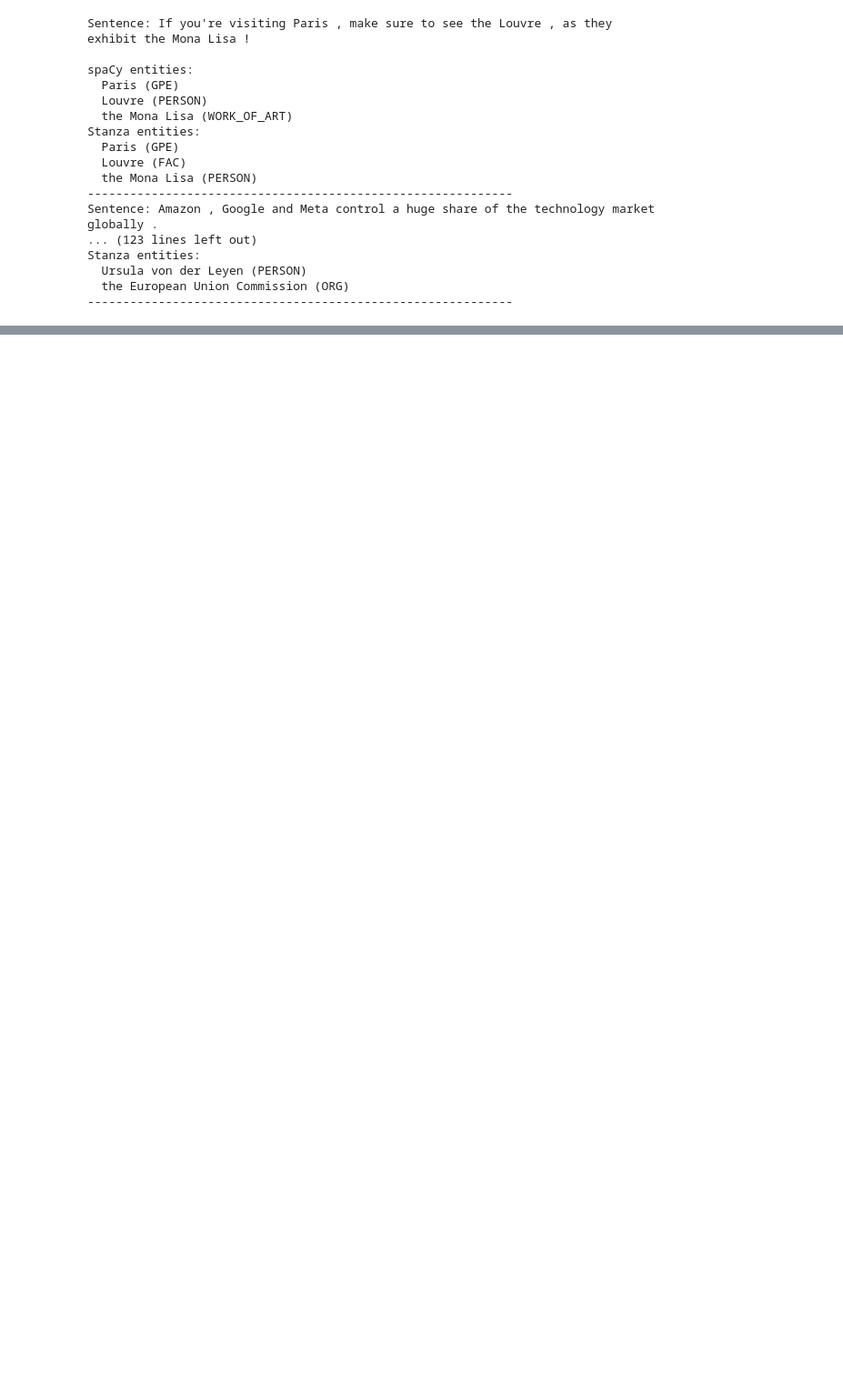
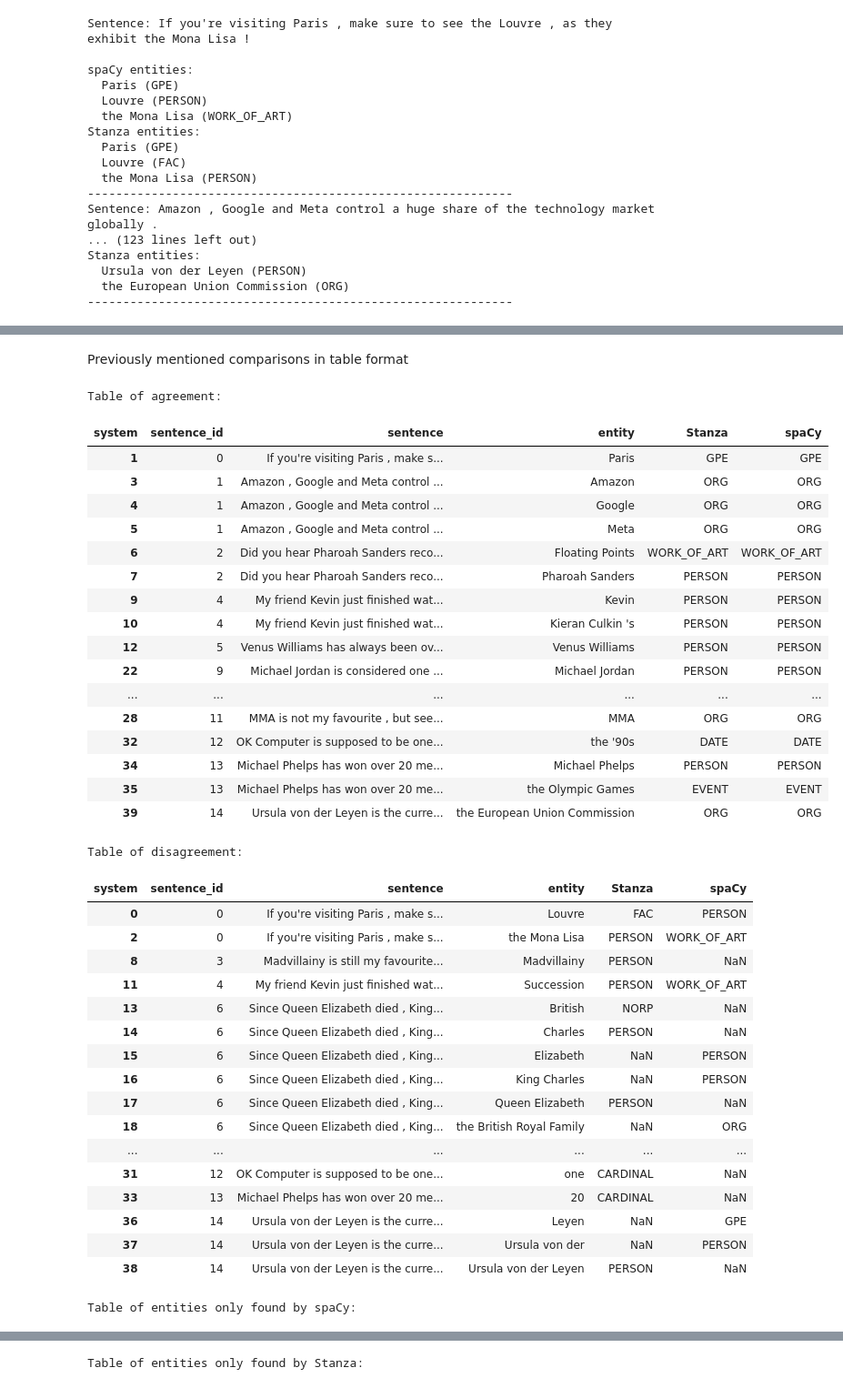
Before and after one commit to Vseonym/Text-Mining-For-AI, a Jupyter notebook: NER/ner.ipynb, the cells around one changed output, grey strips where cells are left out. Shown at 91% size. Cells and saved outputs as stored; diff of their text form; code cells hidden in the pictures; blank space fills up the shorter version.

```diff
--- a/NER/ner.ipynb
+++ b/NER/ner.ipynb
@@ -107,0 +188,52 @@ Stanza entities:
+# %% [markdown]
+Previously mentioned comparisons in table format
+# %%
+print("Table of agreement:")
+display(agreement)
+
+print("Table of disagreement:")
+display(disagreement)
+
+print("Table of entities only found by spaCy:")
+display(only_spacy)
+
+print("Table of entities only found by Stanza:")
+display(only_stanza)
+# %% [output]
+Table of agreement:
+| system | sentence_id | sentence | entity | Stanza | spaCy |
+| 1 | 0 | If you're visiting Paris , make s... | Paris | GPE | GPE |
+| 3 | 1 | Amazon , Google and Meta control ... | Amazon | ORG | ORG |
+| 4 | 1 | Amazon , Google and Meta control ... | Google | ORG | ORG |
+| 5 | 1 | Amazon , Google and Meta control ... | Meta | ORG | ORG |
+| 6 | 2 | Did you hear Pharoah Sanders reco... | Floating Points | WORK_OF_ART | WORK_OF_ART |
+| 7 | 2 | Did you hear Pharoah Sanders reco... | Pharoah Sanders | PERSON | PERSON |
+| 9 | 4 | My friend Kevin just finished wat... | Kevin | PERSON | PERSON |
+| 10 | 4 | My friend Kevin just finished wat... | Kieran Culkin 's | PERSON | PERSON |
+| 12 | 5 | Venus Williams has always been ov... | Venus Williams | PERSON | PERSON |
+| 22 | 9 | Michael Jordan is considered one ... | Michael Jordan | PERSON | PERSON |
+| ... | ... | ... | ... | ... | ... |
+| 28 | 11 | MMA is not my favourite , but see... | MMA | ORG | ORG |
+| 32 | 12 | OK Computer is supposed to be one... | the '90s | DATE | DATE |
+| 34 | 13 | Michael Phelps has won over 20 me... | Michael Phelps | PERSON | PERSON |
+| 35 | 13 | Michael Phelps has won over 20 me... | the Olympic Games | EVENT | EVENT |
+| 39 | 14 | Ursula von der Leyen is the curre... | the European Union Commission | ORG | ORG |
+Table of disagreement:
+| system | sentence_id | sentence | entity | Stanza | spaCy |
+| 0 | 0 | If you're visiting Paris , make s... | Louvre | FAC | PERSON |
+| 2 | 0 | If you're visiting Paris , make s... | the Mona Lisa | PERSON | WORK_OF_ART |
+| 8 | 3 | Madvillainy is still my favourite... | Madvillainy | PERSON | NaN |
+| 11 | 4 | My friend Kevin just finished wat... | Succession | PERSON | WORK_OF_ART |
+| 13 | 6 | Since Queen Elizabeth died , King... | British | NORP | NaN |
+| 14 | 6 | Since Queen Elizabeth died , King... | Charles | PERSON | NaN |
+| 15 | 6 | Since Queen Elizabeth died , King... | Elizabeth | NaN | PERSON |
+| 16 | 6 | Since Queen Elizabeth died , King... | King Charles | NaN | PERSON |
+| 17 | 6 | Since Queen Elizabeth died , King... | Queen Elizabeth | PERSON | NaN |
+| 18 | 6 | Since Queen Elizabeth died , King... | the British Royal Family | NaN | ORG |
+| ... | ... | ... | ... | ... | ... |
+| 31 | 12 | OK Computer is supposed to be one... | one | CARDINAL | NaN |
+| 33 | 13 | Michael Phelps has won over 20 me... | 20 | CARDINAL | NaN |
+| 36 | 14 | Ursula von der Leyen is the curre... | Leyen | NaN | GPE |
+| 37 | 14 | Ursula von der Leyen is the curre... | Ursula von der | NaN | PERSON |
+| 38 | 14 | Ursula von der Leyen is the curre... | Ursula von der Leyen | PERSON | NaN |
+Table of entities only found by spaCy:
@@ -107,0 +249 @@ Stanza entities:
+Table of entities only found by Stanza:
```
Also changed, not shown: parts of 34 cells of this notebook.
